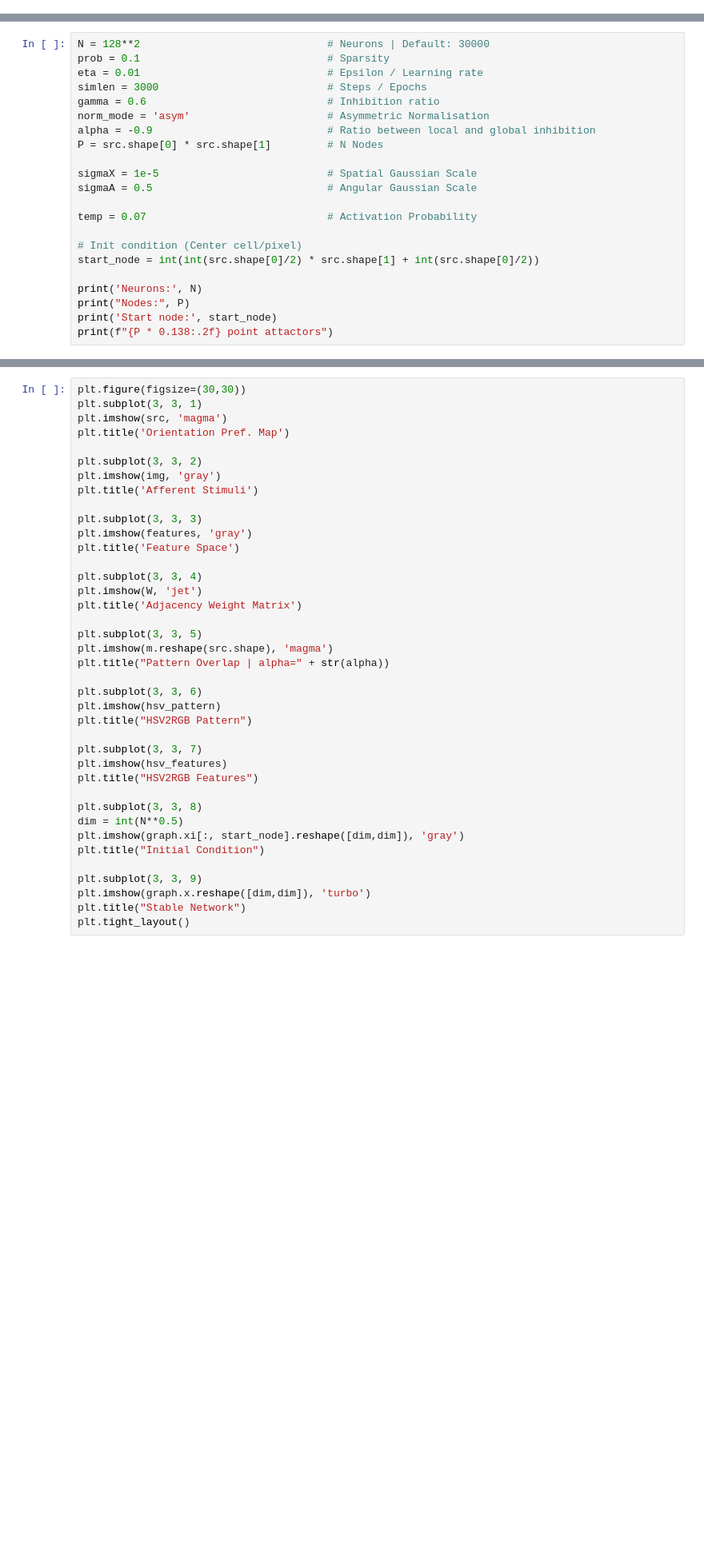
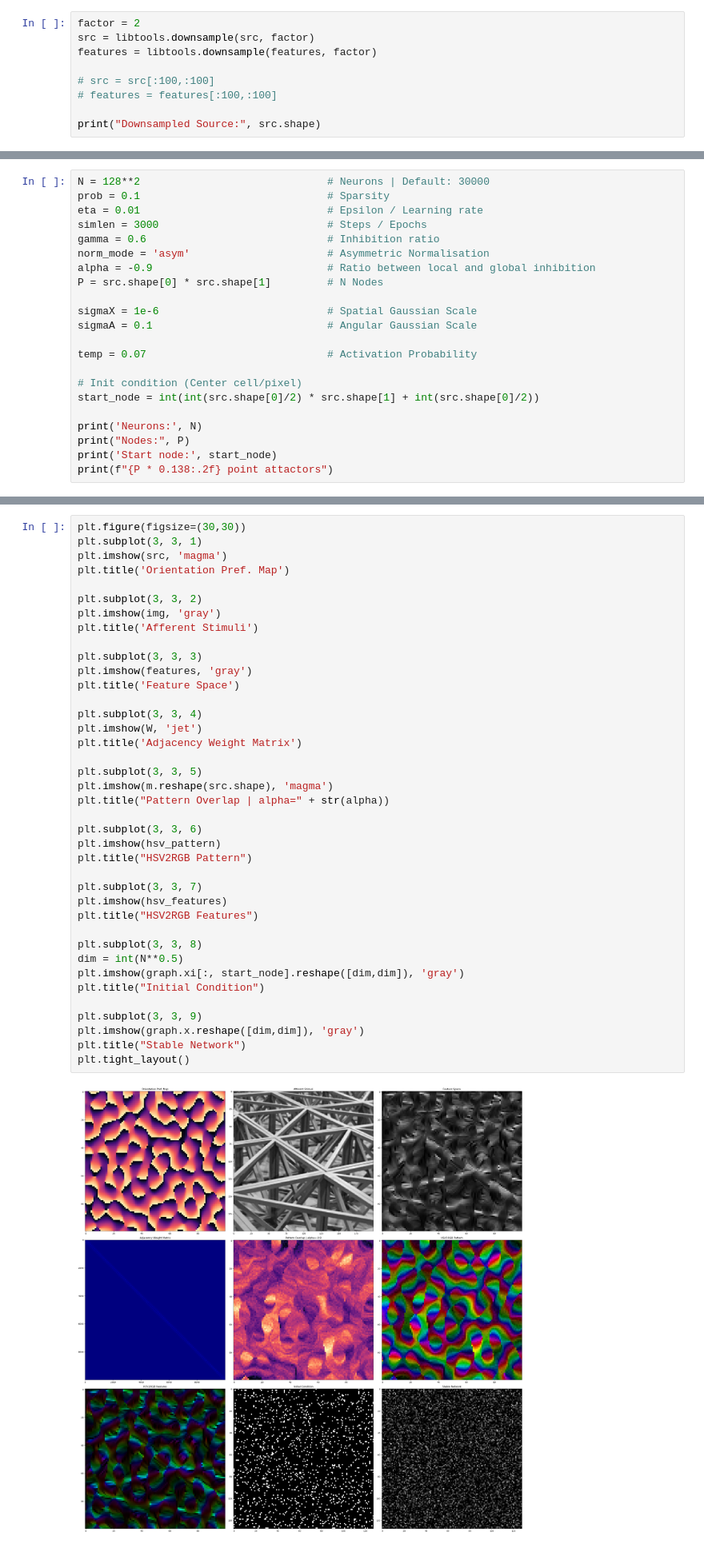
Before and after one commit to epochlab/LAM, a Jupyter notebook: lab/build_dev01.ipynb, the cells around one changed output, grey strips where cells are left out. Shown at 80% size. Saved outputs shown, nothing was run; the diff lists cells and outputs as text; blank space fills up the shorter version.

```diff
--- a/lab/build_dev01.ipynb
+++ b/lab/build_dev01.ipynb
@@ -83,0 +97,9 @@ print('min:', f"{features.min():.2f}", 'max:', f"{features.max():.2f}")
+# %%
+factor = 2
+src = libtools.downsample(src, factor)
+features = libtools.downsample(features, factor)
+
+# src = src[:100,:100]
+# features = features[:100,:100]
+
+print("Downsampled Source:", src.shape)
@@ -119,8 +139,8 @@ norm_mode = 'asym'                      # Asymmetric Normalisation
 alpha = -0.9                            # Ratio between local and global inhibition
 P = src.shape[0] * src.shape[1]         # N Nodes
 
-sigmaX = 1e-5                           # Spatial Gaussian Scale
-sigmaA = 0.5                            # Angular Gaussian Scale
+sigmaX = 1e-6                           # Spatial Gaussian Scale
+sigmaA = 0.1                            # Angular Gaussian Scale
 
 temp = 0.07                             # Activation Probability
 
@@ -171,34 +202,36 @@ plt.imshow(img, 'gray')
 plt.title('Afferent Stimuli')
 
 plt.subplot(3, 3, 3)
 plt.imshow(features, 'gray')
 plt.title('Feature Space')
 
 plt.subplot(3, 3, 4)
 plt.imshow(W, 'jet')
 plt.title('Adjacency Weight Matrix')
 
 plt.subplot(3, 3, 5)
 plt.imshow(m.reshape(src.shape), 'magma')
 plt.title("Pattern Overlap | alpha=" + str(alpha))
 
 plt.subplot(3, 3, 6)
 plt.imshow(hsv_pattern)
 plt.title("HSV2RGB Pattern")
 
 plt.subplot(3, 3, 7)
 plt.imshow(hsv_features)
 plt.title("HSV2RGB Features")
 
 plt.subplot(3, 3, 8)
 dim = int(N**0.5)
 plt.imshow(graph.xi[:, start_node].reshape([dim,dim]), 'gray')
 plt.title("Initial Condition")
 
 plt.subplot(3, 3, 9)
-plt.imshow(graph.x.reshape([dim,dim]), 'turbo')
+plt.imshow(graph.x.reshape([dim,dim]), 'gray')
 plt.title("Stable Network")
 plt.tight_layout()
+# %% [output]
+[figure, added]
 # %% [markdown]
 ---
 
```
Also changed, not shown: parts of 14 cells of this notebook, 3 other files.
